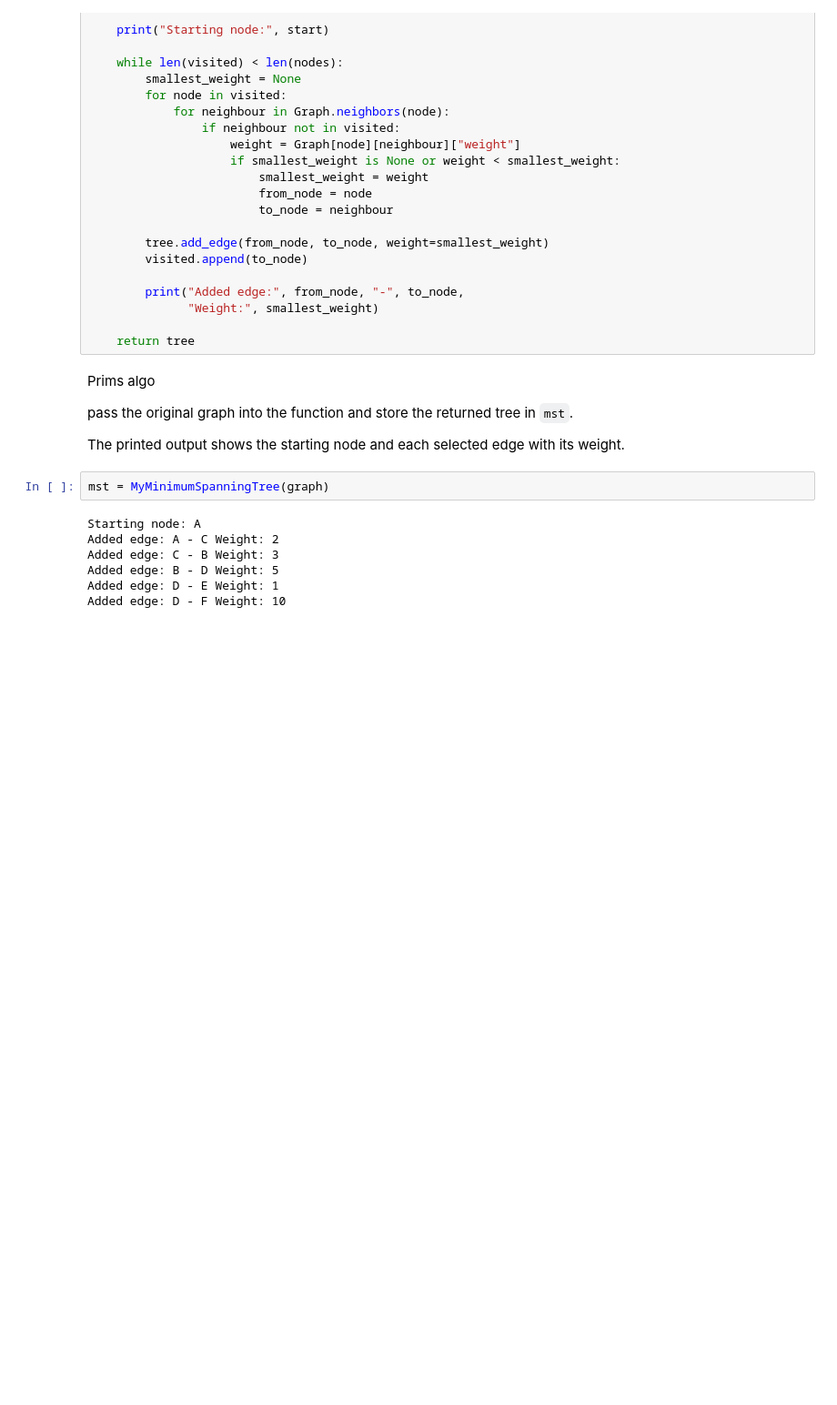
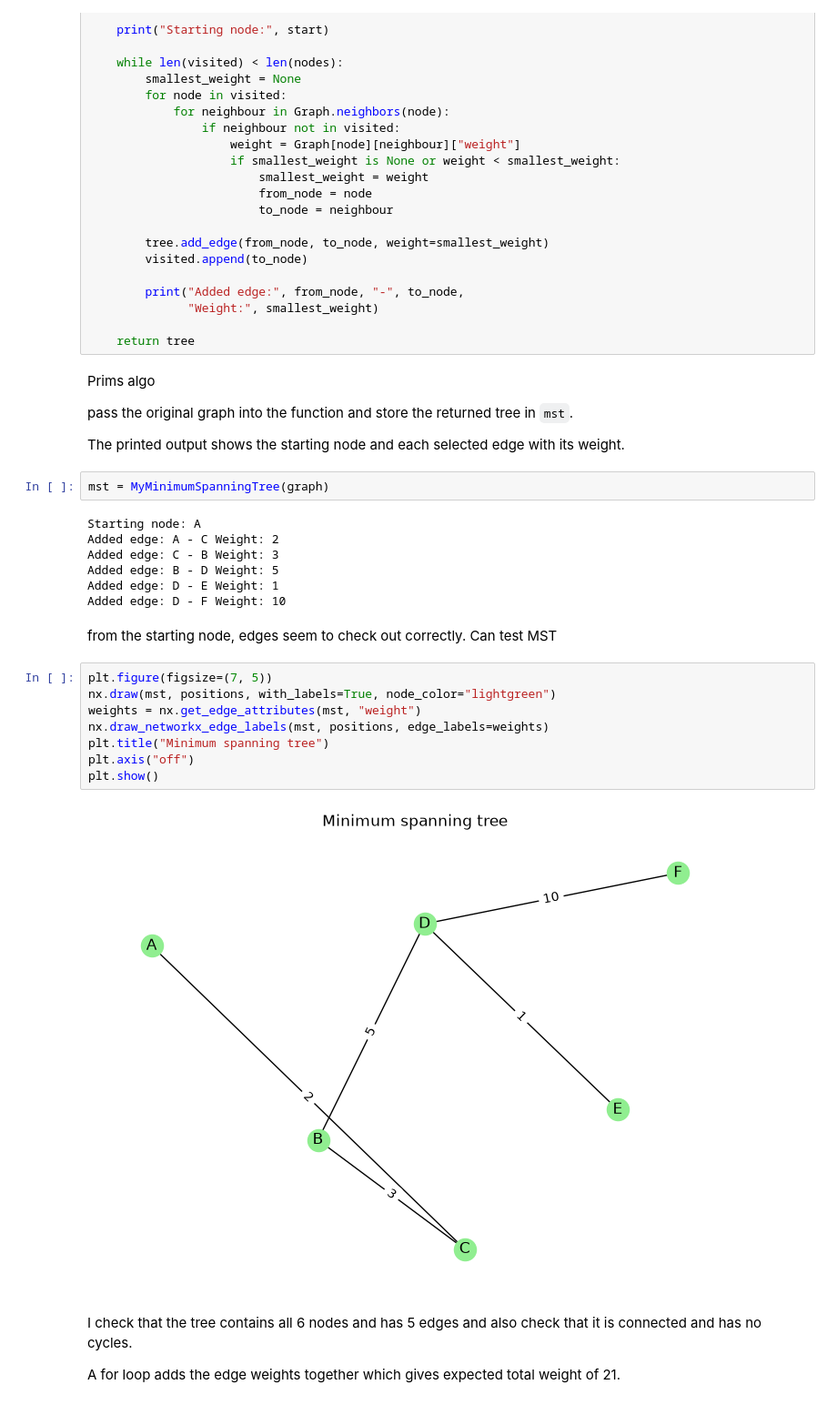
Before and after one commit to janadatatech/dsa2-coursework, a Jupyter notebook: Q2_minimum_spanning_tree.ipynb, the cells around one changed output. Shown at 91% size. Cells and saved outputs as stored; diff of their text form; blank space fills up the shorter version.

Commit message:
Display and check the first MST

```diff
--- a/Q2_minimum_spanning_tree.ipynb
+++ b/Q2_minimum_spanning_tree.ipynb
@@ -128,3 +128,19 @@ Added edge: C - B Weight: 3
 Added edge: B - D Weight: 5
 Added edge: D - E Weight: 1
 Added edge: D - F Weight: 10
+# %% [markdown]
+from the starting node, edges seem to check out correctly. Can test MST
+# %%
+plt.figure(figsize=(7, 5))
+nx.draw(mst, positions, with_labels=True, node_color="lightgreen")
+weights = nx.get_edge_attributes(mst, "weight")
+nx.draw_networkx_edge_labels(mst, positions, edge_labels=weights)
+plt.title("Minimum spanning tree")
+plt.axis("off")
+plt.show()
+# %% [output]
+[figure, added]
+# %% [markdown]
+I check that the tree contains all 6 nodes and has 5 edges and also check that it is connected and has no cycles.
+
+A for loop adds the edge weights together which gives expected total weight of 21.
```
Also changed, not shown: parts of 1 cell of this notebook.
